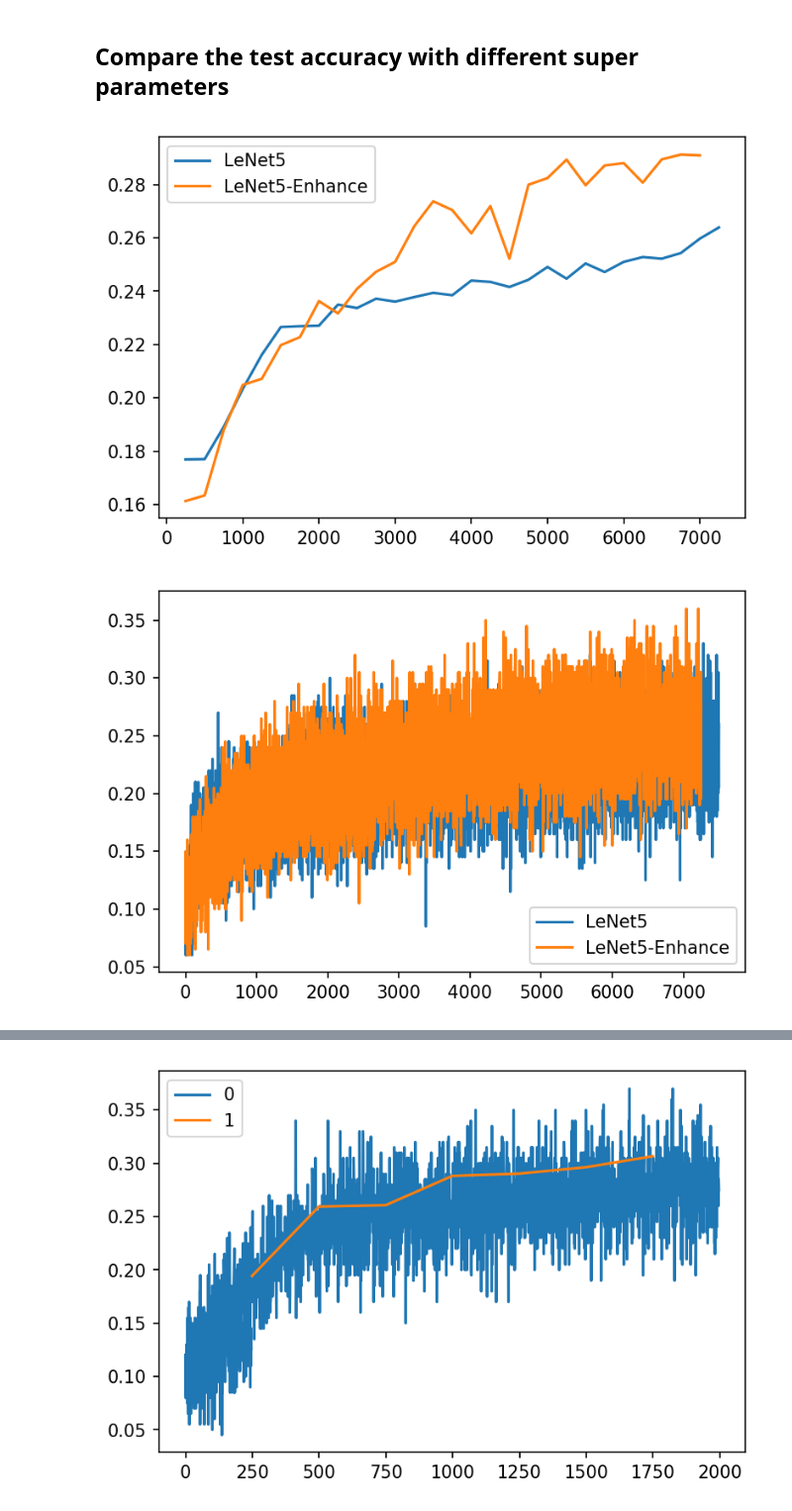
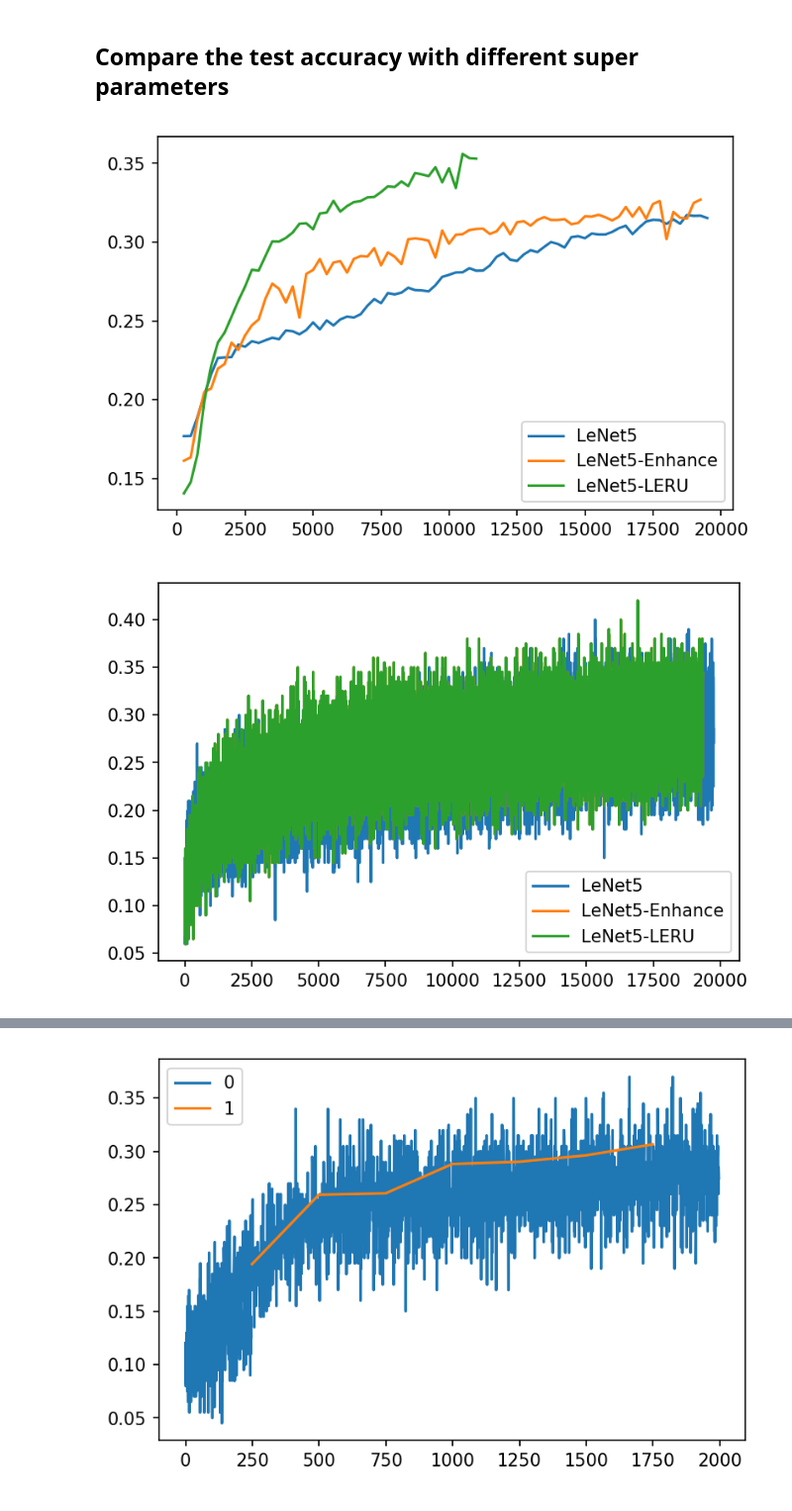
Before and after one commit to deechean/Le-Net5, a Jupyter notebook: train_analysis.ipynb, the cells around one changed output, grey strips where cells are left out. Shown at 99% size. Cells and saved outputs as stored; diff of their text form; code cells hidden in the pictures.

```diff
--- a/train_analysis.ipynb
+++ b/train_analysis.ipynb
@@ -57,35 +57,40 @@ def show_chart(accuracy):
 # %%
 log_dir_0 = 'log_0/'
 log_dir_1 = 'log_1/'
+log_dir_2 = 'log_2/'
 """
-log_dir_2 = 'lenet_train_cifar10_2.log'
 log_dir_3 = 'lenet_train_cifar10_3.log'
 log_dir_4 = 'lenet_train_cifar10_4.log'
 """
 log_data_0 = log_file(log_dir_0, name='LeNet5')
 log_data_1 = log_file(log_dir_1, name='LeNet5-Enhance')
+log_data_2 = log_file(log_dir_2, name='LeNet5-LERU')
+
 test_acuracy_0 = log_data_0.load_data('test_accuracy')
 test_acuracy_1 = log_data_1.load_data('test_accuracy')
+test_acuracy_2 = log_data_2.load_data('test_accuracy')
 #x_norm = log_data_0.load_data('x_norm')
 #print(x_norm)
 
 """
 log_data_1 = log_file(log_file_1,name='keep_prob=0.6')
 log_data_2 = log_file(log_file_2,name='keep_prob=0.7')
 log_data_3 = log_file(log_file_3,name='keep_prob=0.8')
 log_data_4 = log_file(log_file_4,name='keep_prob=0.9')
 """
-show_chart([[log_data_0.name,test_acuracy_0],[log_data_1.name,test_acuracy_1]])
+show_chart([[log_data_0.name,test_acuracy_0],[log_data_1.name,test_acuracy_1],[log_data_2.name,test_acuracy_2]])
 
 train_acuracy_0 = log_data_0.load_data('train_accuracy')
 train_acuracy_1 = log_data_1.load_data('train_accuracy')
+train_acuracy_2 = log_data_2.load_data('train_accuracy')
 
-show_chart([[log_data_0.name,train_acuracy_0],[log_data_1.name,train_acuracy_1]])
+show_chart([[log_data_0.name,train_acuracy_0],[log_data_1.name,train_acuracy_1],[log_data_2.name,train_acuracy_1]])
 
 train_loss_0 = log_data_0.load_data('train_loss')
 train_loss_1 = log_data_1.load_data('train_loss')
+train_loss_2 = log_data_2.load_data('train_loss')
 
-show_chart([[log_data_0.name,train_loss_0],[log_data_1.name,train_loss_1]])
+show_chart([[log_data_0.name,train_loss_0],[log_data_1.name,train_loss_1],[log_data_2.name,train_loss_2]])
 # %% [output]
-[figure, old version]
+[figure, new version]
-[figure, old version]
+[figure, new version]
```
Also changed, not shown: parts of 1 cell of this notebook, 5 other files.
